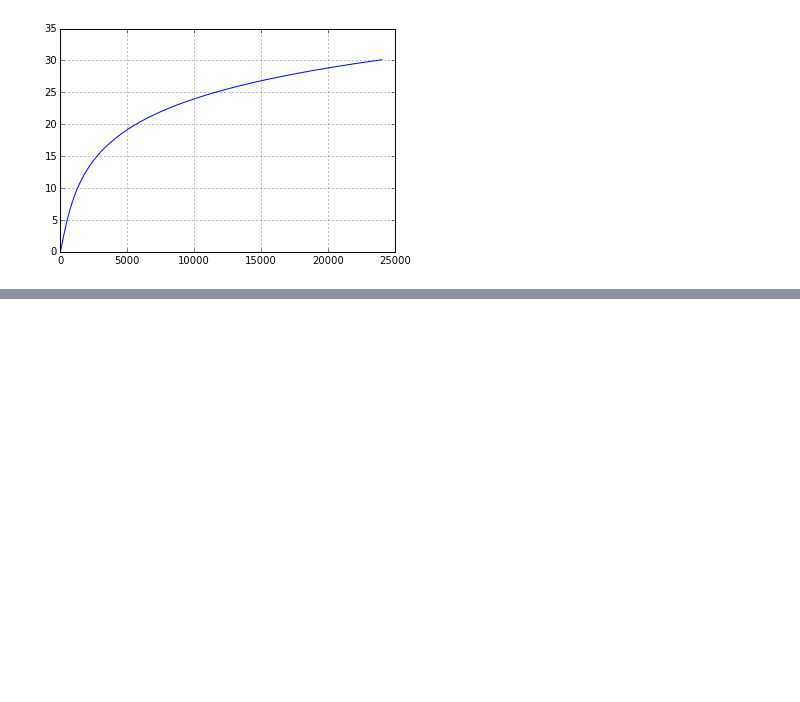
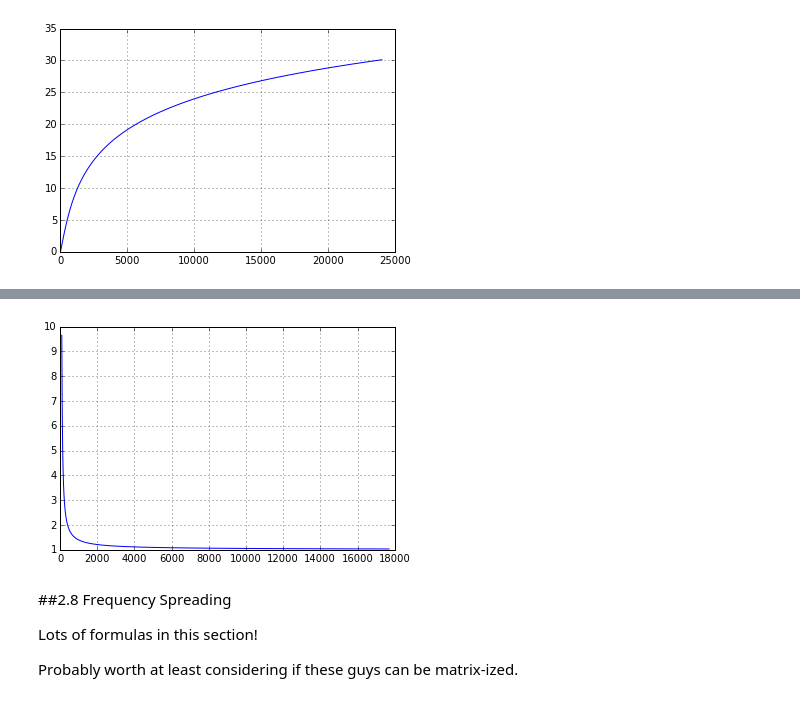
Before and after one commit to stephencwelch/Perceptual-Coding-In-Python, a Jupyter notebook: Explore PEAQ.ipynb, the cells around one changed output, grey strips where cells are left out. Cells and saved outputs as stored; diff of their text form; code cells hidden in the pictures; blank space fills up the shorter version.

```diff
--- a/Explore PEAQ.ipynb
+++ b/Explore PEAQ.ipynb
@@ -375,0 +491,10 @@ Nc
+# %%
+def PQIntNoise (f):
+    INdB = 1.456 * (f / 1000.)**(-0.8)
+    EIN = 10**(INdB / 10.)
+    return EIN
+# %%
+plot(fc, PQIntNoise(fc))
+grid(1)
+# %% [output]
+[figure, added]
@@ -375,0 +506,6 @@ Nc
+# %% [markdown]
+##2.8 Frequency Spreading
+
+Lots of formulas in this section!
+
+Probably worth at least considering if these guys can be matrix-ized.
```
Also changed, not shown: parts of 38 cells of this notebook.
